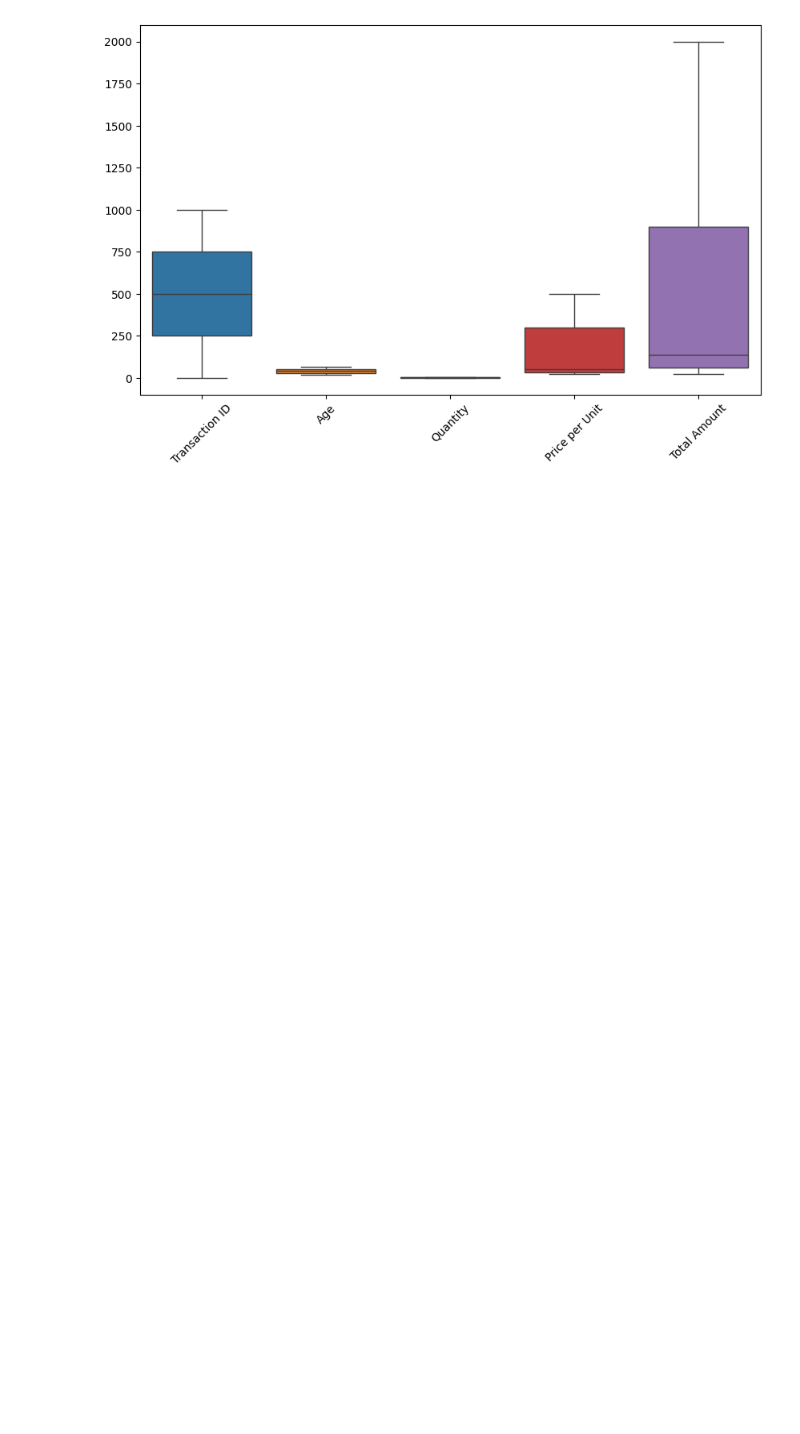
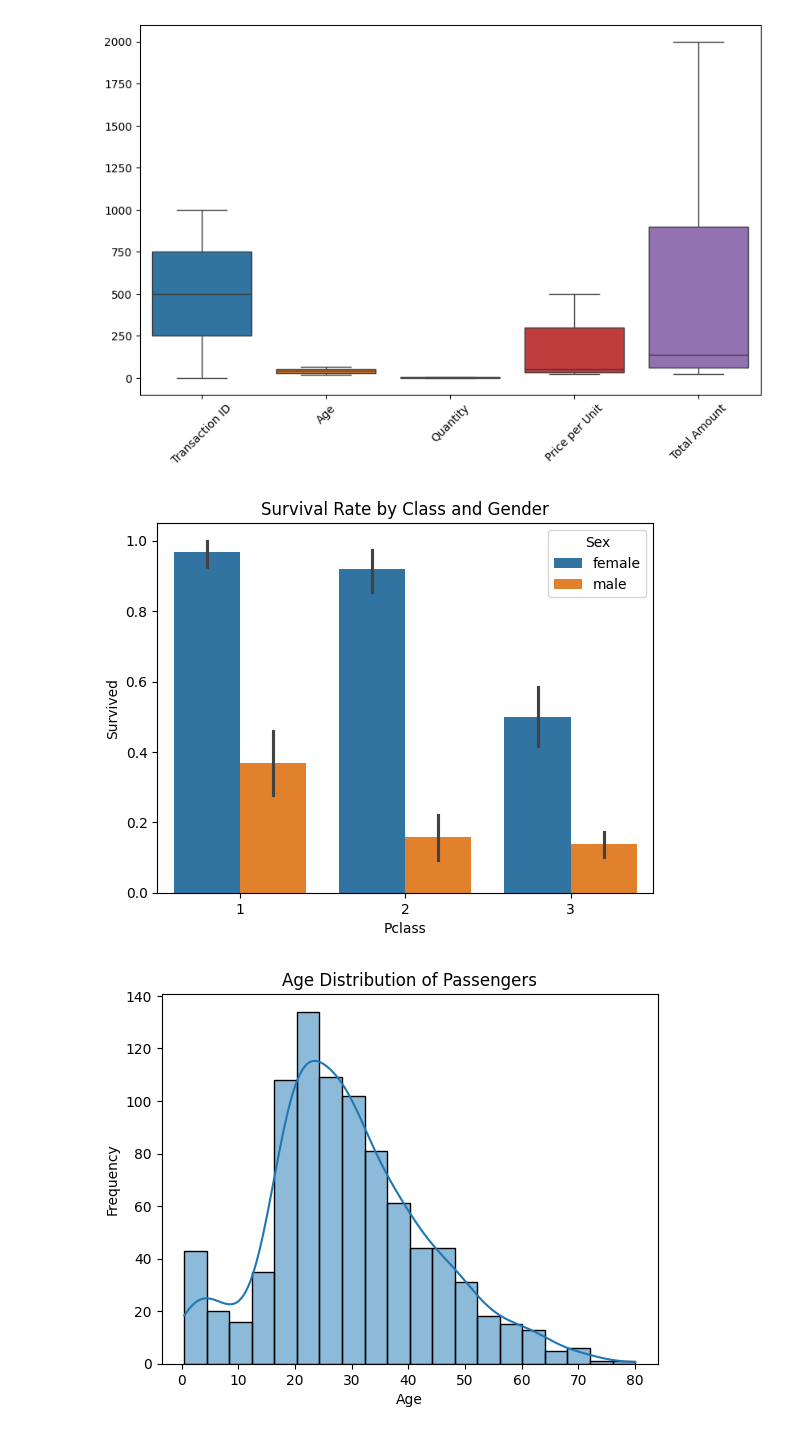
Before and after one commit to Ritesh1126/Machine_Learning_lab, a Jupyter notebook: practical_02.ipynb, the cells around one changed output. Saved outputs shown, nothing was run; the diff lists cells and outputs as text; code cells hidden in the pictures; blank space fills up the shorter version.

```diff
--- a/practical_02.ipynb
+++ b/practical_02.ipynb
@@ -63,0 +66,22 @@ plt.show()
+# %%
+import matplotlib.pyplot as plt
+import seaborn as sns
+import pandas as pd
+
+Titanic = "/content/titanic.csv"
+titanic_df = pd.read_csv(Titanic)
+
+# Survival rate by class and gender
+sns.barplot(x="Pclass", y="Survived", hue="Sex", data=titanic_df)
+plt.title("Survival Rate by Class and Gender")
+plt.show()
+
+# Age distribution
+sns.histplot(titanic_df['Age'], kde=True, bins=20)
+plt.title("Age Distribution of Passengers")
+plt.xlabel("Age")
+plt.ylabel("Frequency")
+plt.show()
+# %% [output]
+[figure, added]
+[figure, added]
```
Also changed, not shown: parts of 1 cell of this notebook.
